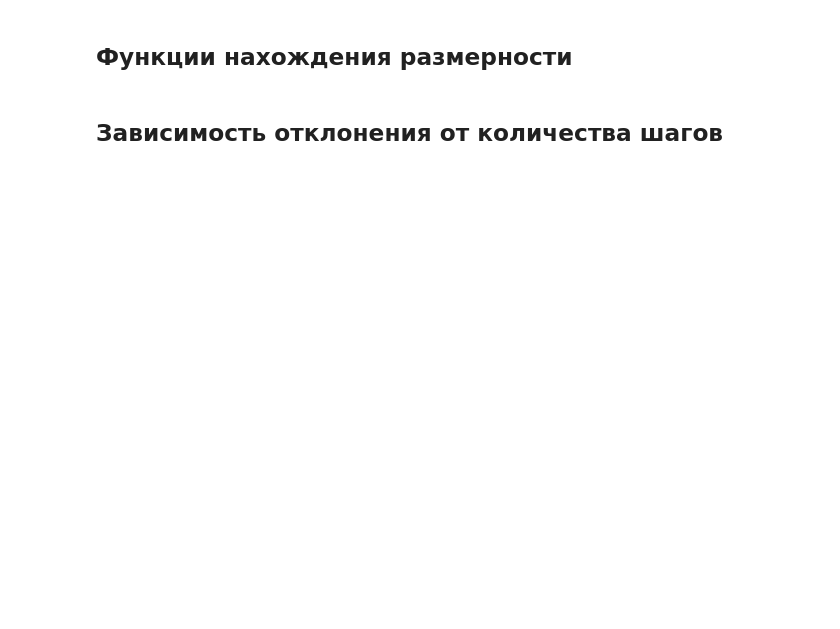
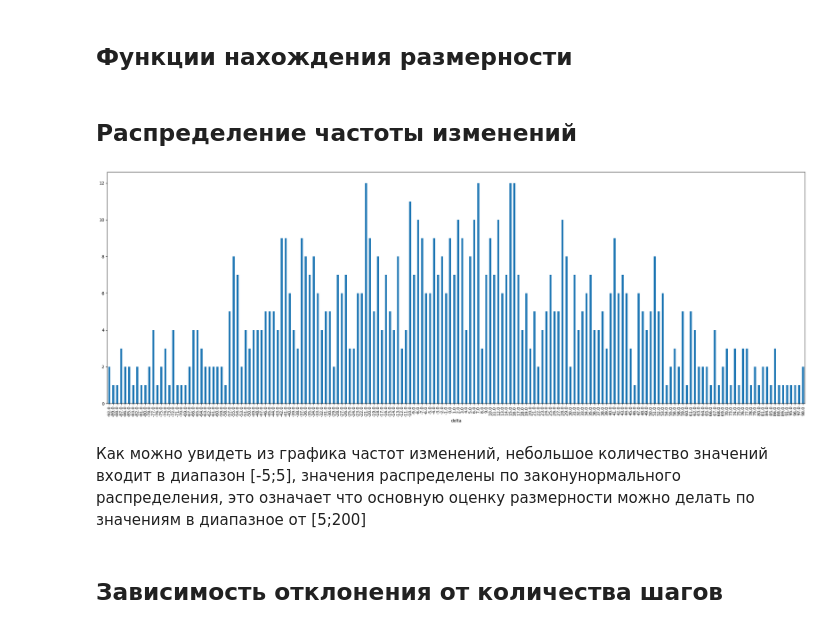
Before and after one commit to Evgeniy-Afanasev/science, a Jupyter notebook: Adaptation box count/adaptation.ipynb, the cells around one changed output. Saved outputs shown, nothing was run; the diff lists cells and outputs as text; code cells hidden in the pictures; blank space fills up the shorter version.

Commit message:
Доработка адаптации box count + Мультидинамика

```diff
--- a/Adaptation box count/adaptation.ipynb
+++ b/Adaptation box count/adaptation.ipynb
@@ -211,6 +250,17 @@ def Dimension_BC(df, columns, start_step, end_step, step, show=True, Dimension=F
     if Dimension:
         return D
     return [x, y]
+# %% [markdown]
+## Распределение частоты изменений
+# %%
+plt.figure(figsize=(30,10))
+stochastic_df_bar = stochastic_df.groupby(['delta'])['delta'].count()
+ax = stochastic_df_bar.plot.bar(x='delta')
+plt.show()
+# %% [output]
+[figure, added]
+# %% [markdown]
+Как можно увидеть из графика частот изменений, небольшое количество значений входит в диапазон [-5;5], значения распределены по законунормального распределения, это означает что основную оценку размерности можно делать по значениям в диапазное от [5;200]
 # %% [markdown]
 ## Зависимость отклонения от количества шагов
 # %%
```
Also changed, not shown: parts of 39 cells of this notebook, 1 other file.
